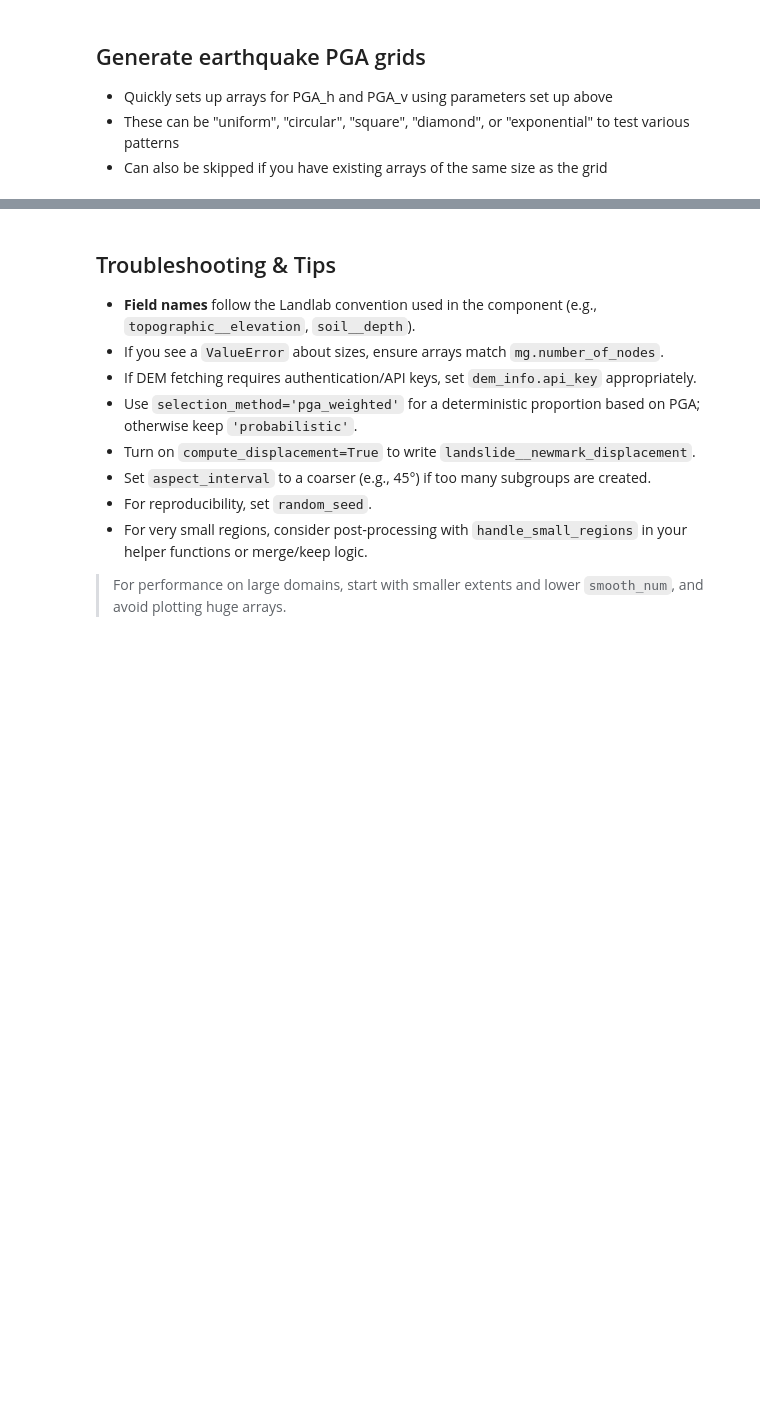
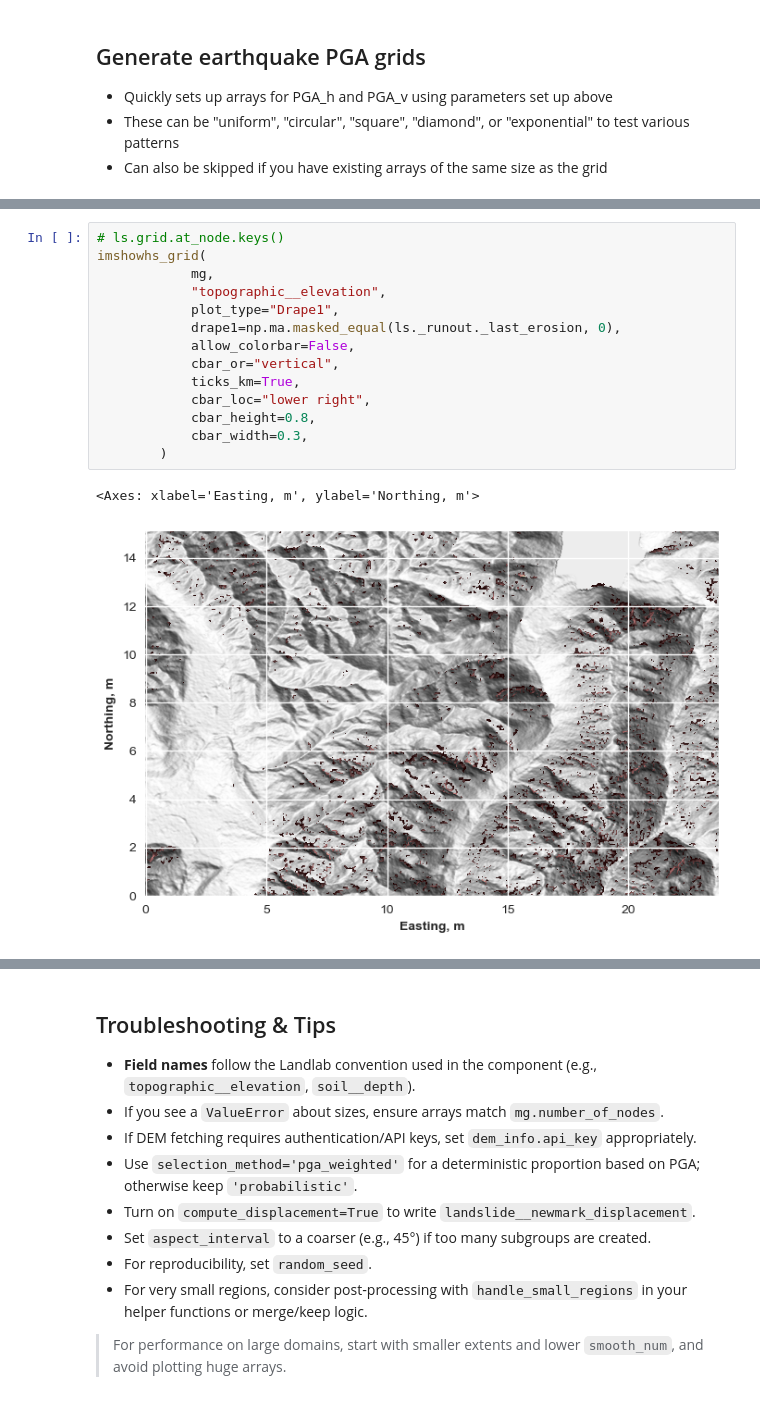
Before and after one commit to thermok-SG/EQShallowLandslider, a Jupyter notebook: ShallowLandslider_quickstart.ipynb, the cells around one changed output, grey strips where cells are left out. Drawn from its saved outputs; the diff is of its cells as text; blank space fills up the shorter version.

```diff
--- a/ShallowLandslider_quickstart.ipynb
+++ b/ShallowLandslider_quickstart.ipynb
@@ -280,0 +443,17 @@ props_filtered = props.loc[props["selected"]]
+# %%
+# ls.grid.at_node.keys()
+imshowhs_grid(
+            mg,
+            "topographic__elevation",
+            plot_type="Drape1",
+            drape1=np.ma.masked_equal(ls._runout._last_erosion, 0),
+            allow_colorbar=False,
+            cbar_or="vertical",
+            ticks_km=True,
+            cbar_loc="lower right",
+            cbar_height=0.8,
+            cbar_width=0.3,
+        )
+# %% [output]
+<Axes: xlabel='Easting, m', ylabel='Northing, m'>
+[figure, added]
```
Also changed, not shown: parts of 31 cells of this notebook, 18 other files.
